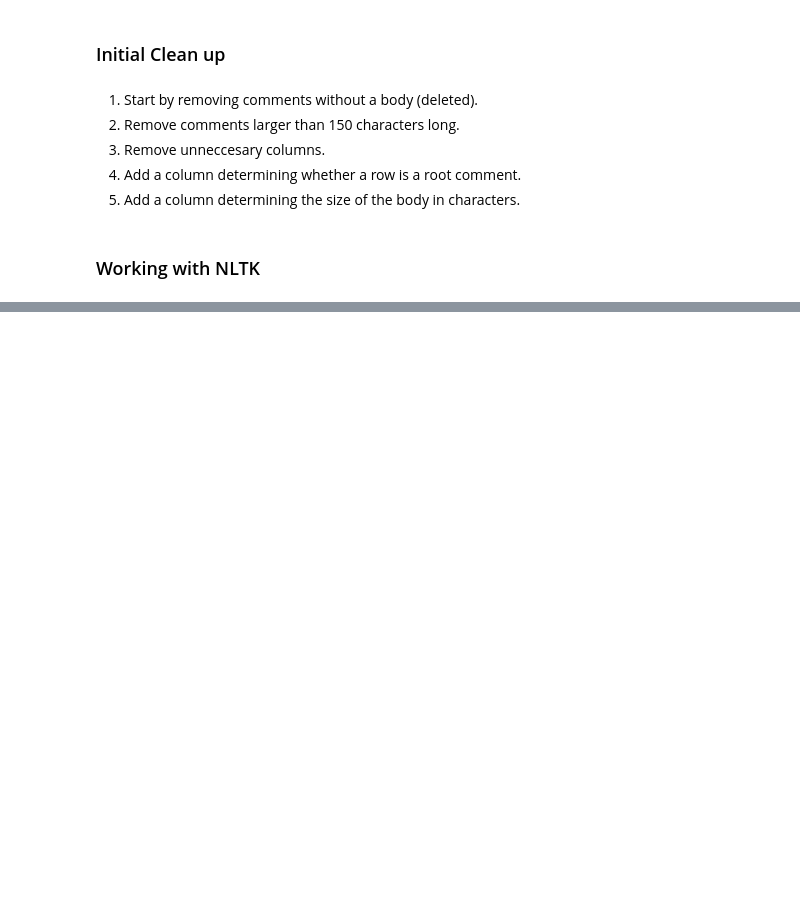
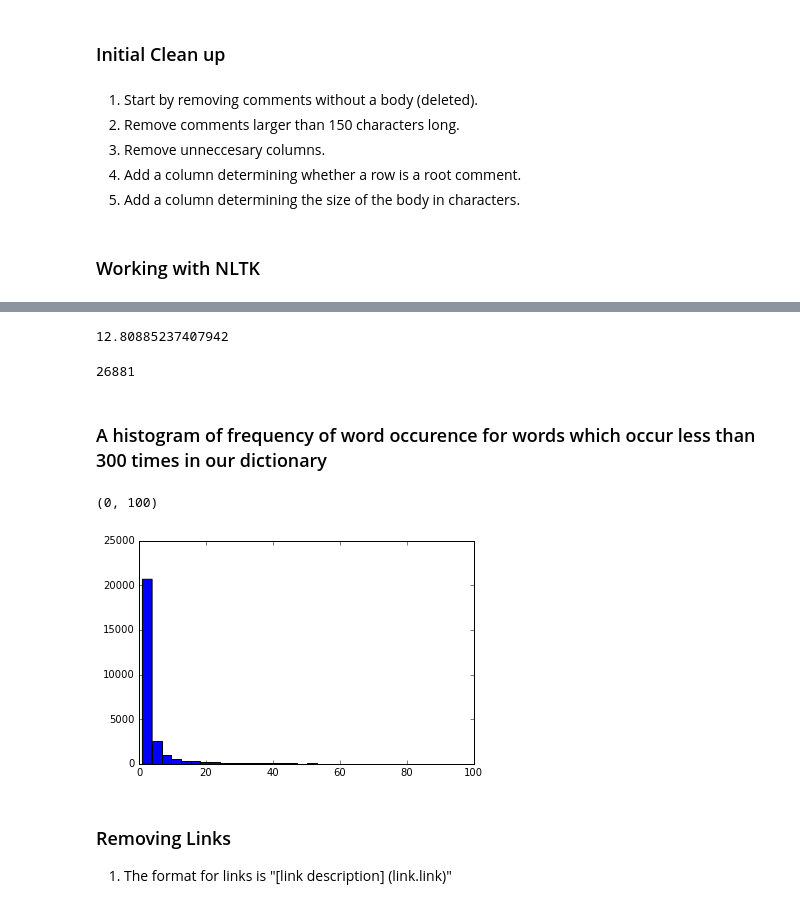
Before and after one commit to mckinziebrandon/DeepChatModels, a Jupyter notebook: notebooks/Reddit Data Pre-Processing.ipynb, the cells around one changed output, grey strips where cells are left out. Drawn from its saved outputs; the diff is of its cells as text; code cells hidden in the pictures; blank space fills up the shorter version.

```diff
--- a/notebooks/Reddit Data Pre-Processing.ipynb
+++ b/notebooks/Reddit Data Pre-Processing.ipynb
@@ -207,0 +212,16 @@ tokens = nltk.word_tokenize(raw_text)
+# %%
+## take a list of tokens and convert it into a dictionary whose keys are the words and values are the word count
+def create_word_dictionary(tokens):
+    word_dictionary = {}
+    for word in tokens:
+        if word in word_dictionary.keys():
+            word_dictionary[word] += 1
+        else:
+            word_dictionary[word] = 1
+    return word_dictionary
+
+def clean_word_dictinoary(word_dict):
+    return {key: value for key, value in word_dict.items()
+            if value < 300}
+# %%
+dictionary = create_word_dictionary(tokens)
@@ -207,0 +232,21 @@ tokens = nltk.word_tokenize(raw_text)
+# %%
+np.mean(values)
+# %% [output]
+12.80885237407942
+# %%
+clean_dict = clean_word_dictinoary(dictionary)
+# %%
+len(clean_dict)
+# %% [output]
+26881
+# %% [markdown]
+### A histogram of frequency of word occurence for words which occur less than 300 times in our dictionary
+# %%
+plt.hist(list(clean_dict.values()), bins = 100)
+plt.xlim(0, 100)
+# %% [output]
+(0, 100)
+[figure, added]
+# %% [markdown]
+### Removing Links
+1. The format for links is "[link description] (link.link)"
```
Also changed, not shown: parts of 7 cells of this notebook, 3 other files.
